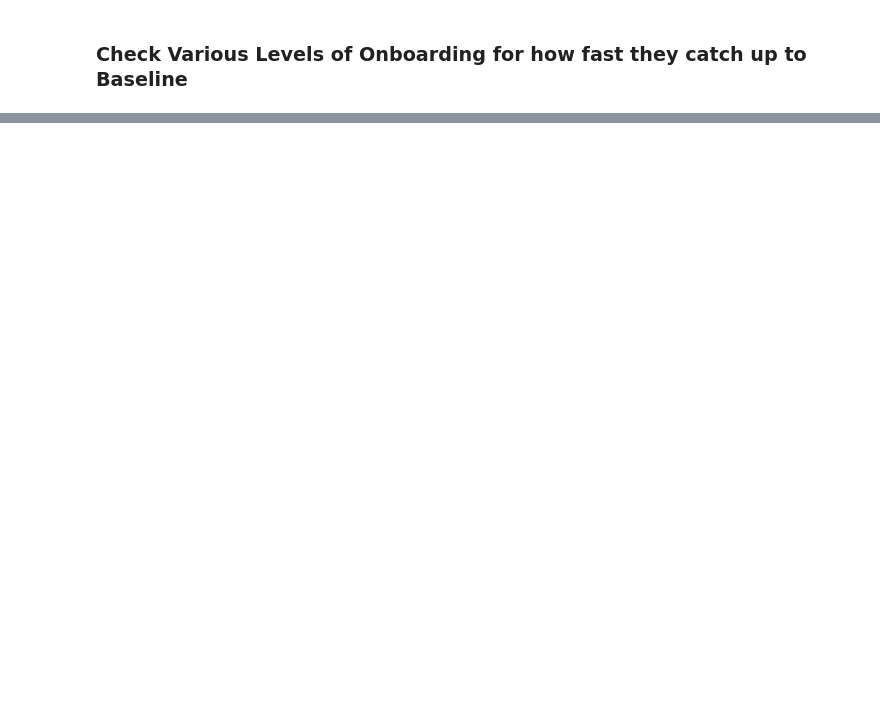
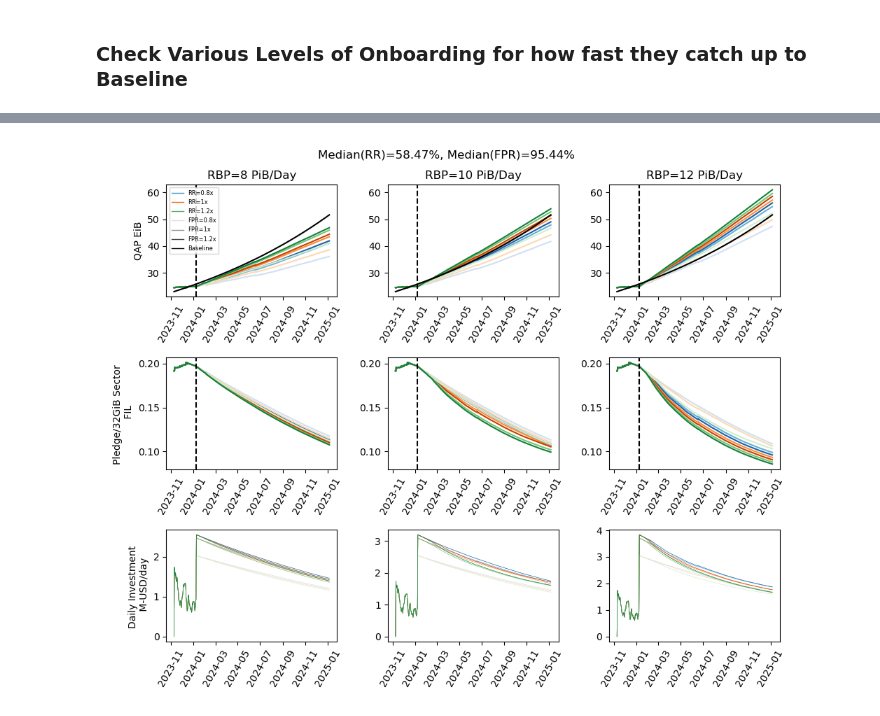
Before and after one commit to CELtd/cel, a Jupyter notebook: notebooks/baseline_crossing/01_2024_filecoin_forecasts.ipynb, the cells around one changed output, grey strips where cells are left out. Saved outputs shown, nothing was run; the diff lists cells and outputs as text; code cells hidden in the pictures; blank space fills up the shorter version.

Commit message:
updates for computing investment required

```diff
--- a/notebooks/baseline_crossing/01_2024_filecoin_forecasts.ipynb
+++ b/notebooks/baseline_crossing/01_2024_filecoin_forecasts.ipynb
@@ -654,0 +679,79 @@ plt.tight_layout()
+# %%
+colors = [mpl.colormaps['Blues'], mpl.colormaps['Oranges'], mpl.colormaps['Greens'], mpl.colormaps['Purples']]
+cvec_idx = np.linspace(0.2,0.8,len(fpr_factors))
+fig, ax = plt.subplots(nrows=3, ncols=3, figsize=(10,8))
+
+FIL_price = 5.00
+reinvestment_amt = 0.8
+sectors32gib_per_pib = 1048576/32
+
+config2totalinvestment = {}
+for xx, rbp_value in enumerate(rbp_values):
+    qap_catchup_results = rbp2results[rbp_value]
+
+    axx = ax[0,xx]
+    for ii, factor in enumerate(factors):
+        rr_factor, fpr_factor = factor[0], factor[1]
+        cc = colors[rr_factors.index(rr_factor)](cvec_idx[fpr_factors.index(fpr_factor)])
+        axx.plot(macro_t[:-365], qap_catchup_results[ii]['qa_total_power_eib'][:-365], color=cc)
+    axx.plot(macro_t[:-365], qap_catchup_results[0]['network_baseline_EIB'][:-365], color='k')
+    axx.axvline(current_date, linestyle='--', color='k')
+    if xx == 0:
+        axx.set_ylabel('QAP EiB')
+    # axx.legend(fontsize=8)
+    for tick in axx.get_xticklabels(): tick.set_rotation(60)
+    axx.set_title('RBP=%d PiB/Day' % (rbp_value,))
+
+    if xx == 0:
+        # make custom legend
+        custom_lines = [
+            Line2D([0], [0], color=colors[0](0.6), lw=1),
+            Line2D([0], [0], color=colors[1](0.6), lw=1),
+            Line2D([0], [0], color=colors[2](0.6), lw=1),
+            Line2D([0], [0], color=mpl.colormaps['Greys'](cvec_idx[0]), lw=1),
+            Line2D([0], [0], color=mpl.colormaps['Greys'](cvec_idx[1]), lw=1),
+            Line2D([0], [0], color=mpl.colormaps['Greys'](cvec_idx[2]), lw=1),
+            Line2D([0], [0], color='k', lw=1),
+        ]
+        axx.legend(custom_lines, ['RR=0.8x', 'RR=1x', 'RR=1.2x','FPR=0.8x', 'FPR=1x', 'FPR=1.2x', 'Baseline'], fontsize=6)
+
+    axx = ax[1,xx]
+    for ii, factor in enumerate(factors):
+        rr_factor, fpr_factor = factor[0], factor[1]
+        cc = colors[rr_factors.index(rr_factor)](cvec_idx[fpr_factors.index(fpr_factor)])
+        axx.plot(macro_t[:-365], qap_catchup_results[ii]['day_pledge_per_QAP'][:-365], color=cc)
+    axx.axvline(current_date, linestyle='--', color='k')
+    if xx == 0:
+        axx.set_ylabel('Pledge/32GiB Sector \n FIL')
+    # axx.legend(fontsize=8)
+    for tick in axx.get_xticklabels(): tick.set_rotation(60)
+
+    axx = ax[2,xx]
+    for ii, factor in enumerate(factors):
+        rr_factor, fpr_factor = factor[0], factor[1]
+        cc = colors[rr_factors.index(rr_factor)](cvec_idx[fpr_factors.index(fpr_factor)])
+        y_val_fil_new = qap_catchup_results[ii]['day_locked_pledge'][:-365] - qap_catchup_results[ii]['day_renewed_pledge'][:-365]
+        y_val_musd = y_val_fil_new * FIL_price/1e6
+        axx.plot(macro_t[:-365], y_val_musd, color=cc, linewidth=0.5)
+
+        config2totalinvestment[(rbp_value, rr_factor, fpr_factor)] = np.sum(y_val_musd)
+    if xx == 0:
+        axx.set_ylabel('Daily Investment \n M-USD/day')
+    for tick in axx.get_xticklabels(): tick.set_rotation(60)
+
+# # sync the axes
+ax[0,0].sharey(ax[0,2])
+ax[0,1].sharey(ax[0,2])
+
+ax[1,0].sharey(ax[1,2])
+ax[1,1].sharey(ax[1,2])
+
+# ax[1,2].sharey(ax[0,2])
+# ax[2,2].sharey(ax[0,2])
+
+plt.suptitle('Median(RR)=%0.02f%%, Median(FPR)=%0.02f%%' % (hist_median_rr*100, hist_median_fpr*100))
+plt.tight_layout()
+
+plt.savefig(os.path.join(save_dir, 'investment.png'))
+# %% [output]
+[figure, added]
```
Also changed, not shown: parts of 19 cells of this notebook.
